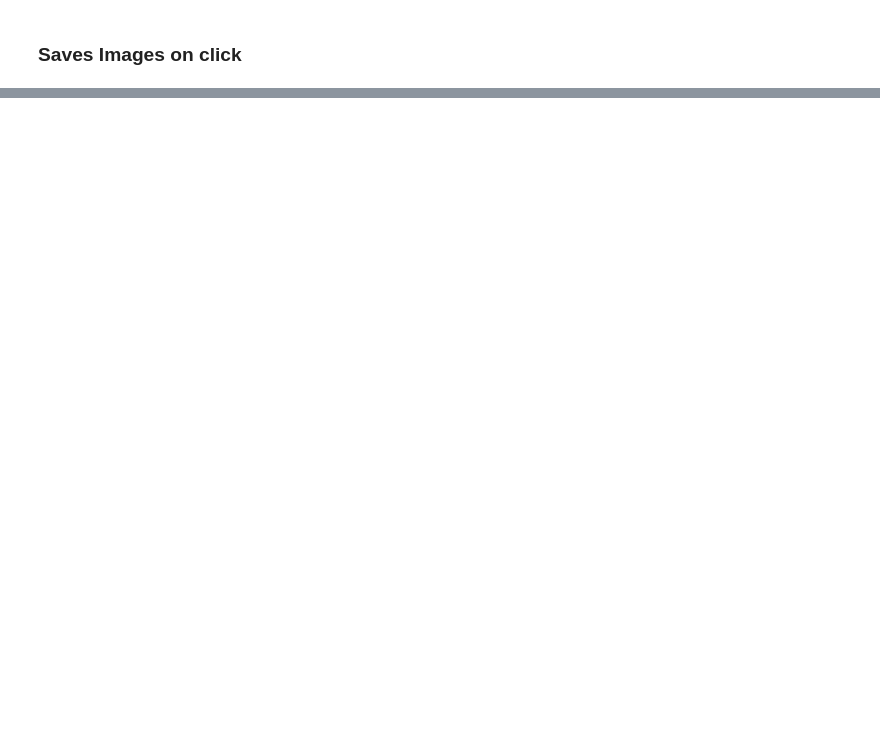
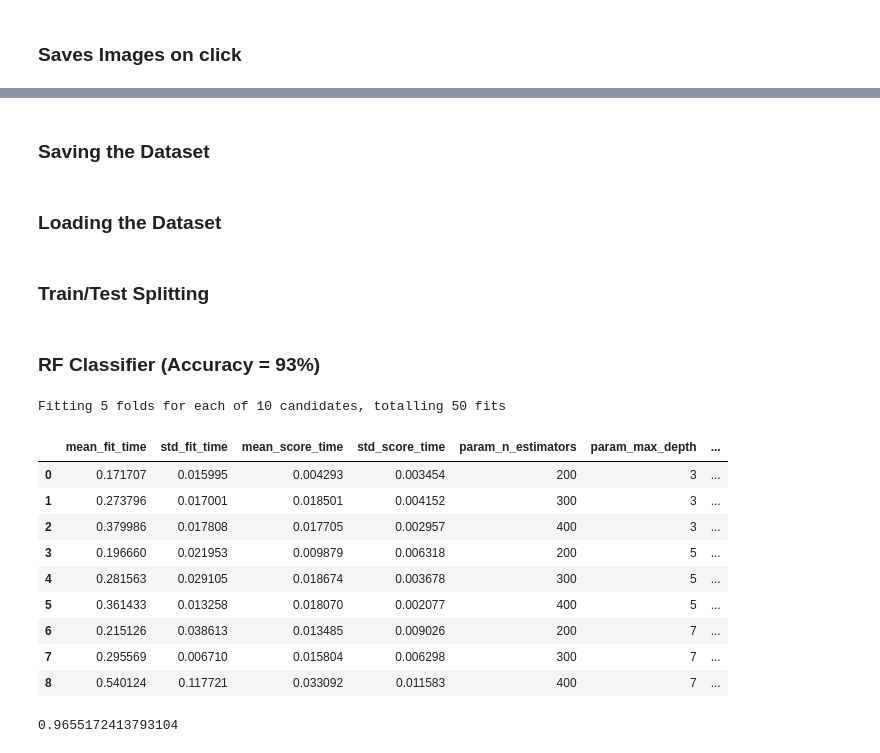
Before and after one commit to yiranlus/push-up-counter, a Jupyter notebook: ACV.ipynb, the cells around one changed output, grey strips where cells are left out. Saved outputs shown, nothing was run; the diff lists cells and outputs as text; code cells hidden in the pictures; blank space fills up the shorter version.

```diff
--- a/ACV.ipynb
+++ b/ACV.ipynb
@@ -186,0 +280,2 @@ last_image, last_results = run_filter_with_mediapipe_model(
+# %% [markdown]
+### Saving the Dataset
@@ -186,0 +285,45 @@ last_image, last_results = run_filter_with_mediapipe_model(
+# %% [markdown]
+### Loading the Dataset
+# %%
+df = pd.read_pickle("data_df")
+# %% [markdown]
+### Train/Test Splitting
+# %%
+from sklearn.model_selection import train_test_split
+X = df[df.columns[:-1]]
+y = df[df.columns[-1]]
+X_train, X_test, y_train, y_test = train_test_split(
+    X, y, test_size=0.15, random_state=42)
+# %% [markdown]
+### RF Classifier (Accuracy = 93%)
+# %%
+from sklearn.model_selection import RandomizedSearchCV
+from sklearn.ensemble import RandomForestClassifier
+rf = RandomForestClassifier()
+params = {'n_estimators': range(100,500,100),
+          'max_depth' : range(2,10,2)}
+cv = RandomizedSearchCV(rf,params,verbose=1,scoring="accuracy",n_jobs=-1)
+history = cv.fit(X_train,y_train)
+# %% [output]
+Fitting 5 folds for each of 10 candidates, totalling 50 fits
+# %%
+pd.DataFrame(history.cv_results_)
+# %% [output]
+|  | mean_fit_time | std_fit_time | mean_score_time | std_score_time | param_n_estimators | param_max_depth | ... |
+| 0 | 0.171707 | 0.015995 | 0.004293 | 0.003454 | 200 | 3 | ... |
+| 1 | 0.273796 | 0.017001 | 0.018501 | 0.004152 | 300 | 3 | ... |
+| 2 | 0.379986 | 0.017808 | 0.017705 | 0.002957 | 400 | 3 | ... |
+| 3 | 0.196660 | 0.021953 | 0.009879 | 0.006318 | 200 | 5 | ... |
+| 4 | 0.281563 | 0.029105 | 0.018674 | 0.003678 | 300 | 5 | ... |
+| 5 | 0.361433 | 0.013258 | 0.018070 | 0.002077 | 400 | 5 | ... |
+| 6 | 0.215126 | 0.038613 | 0.013485 | 0.009026 | 200 | 7 | ... |
+| 7 | 0.295569 | 0.006710 | 0.015804 | 0.006298 | 300 | 7 | ... |
+| 8 | 0.540124 | 0.117721 | 0.033092 | 0.011583 | 400 | 7 | ... |
+# %%
+from sklearn.metrics import accuracy_score
+rf = RandomForestClassifier(**history.best_params_)
+rf.fit(X_train,y_train)
+y_pred = rf.predict(X_test)
+accuracy_score(y_test,y_pred)
+# %% [output]
+0.9655172413793104
```
Also changed, not shown: parts of 30 cells of this notebook, 18 other files.
